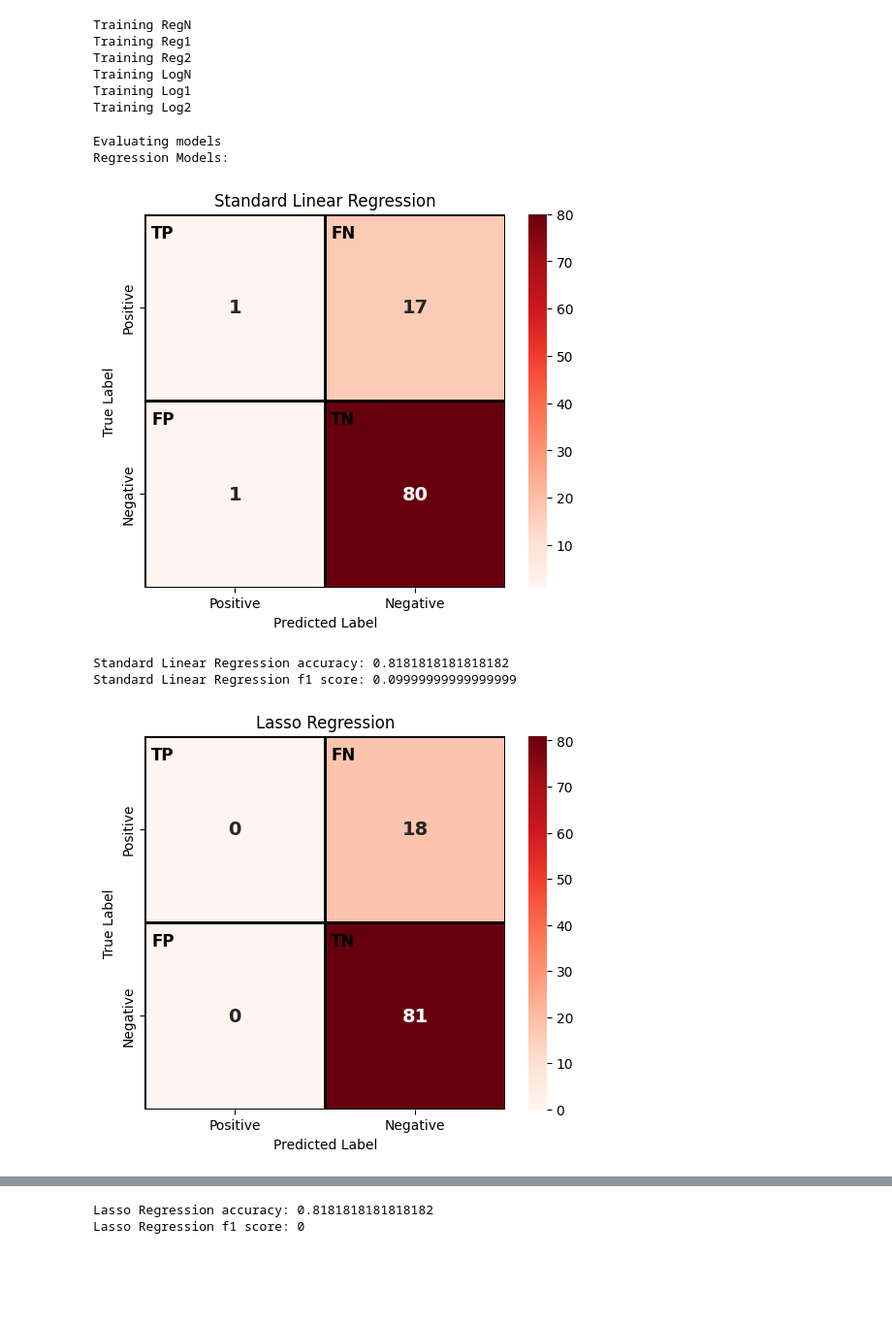
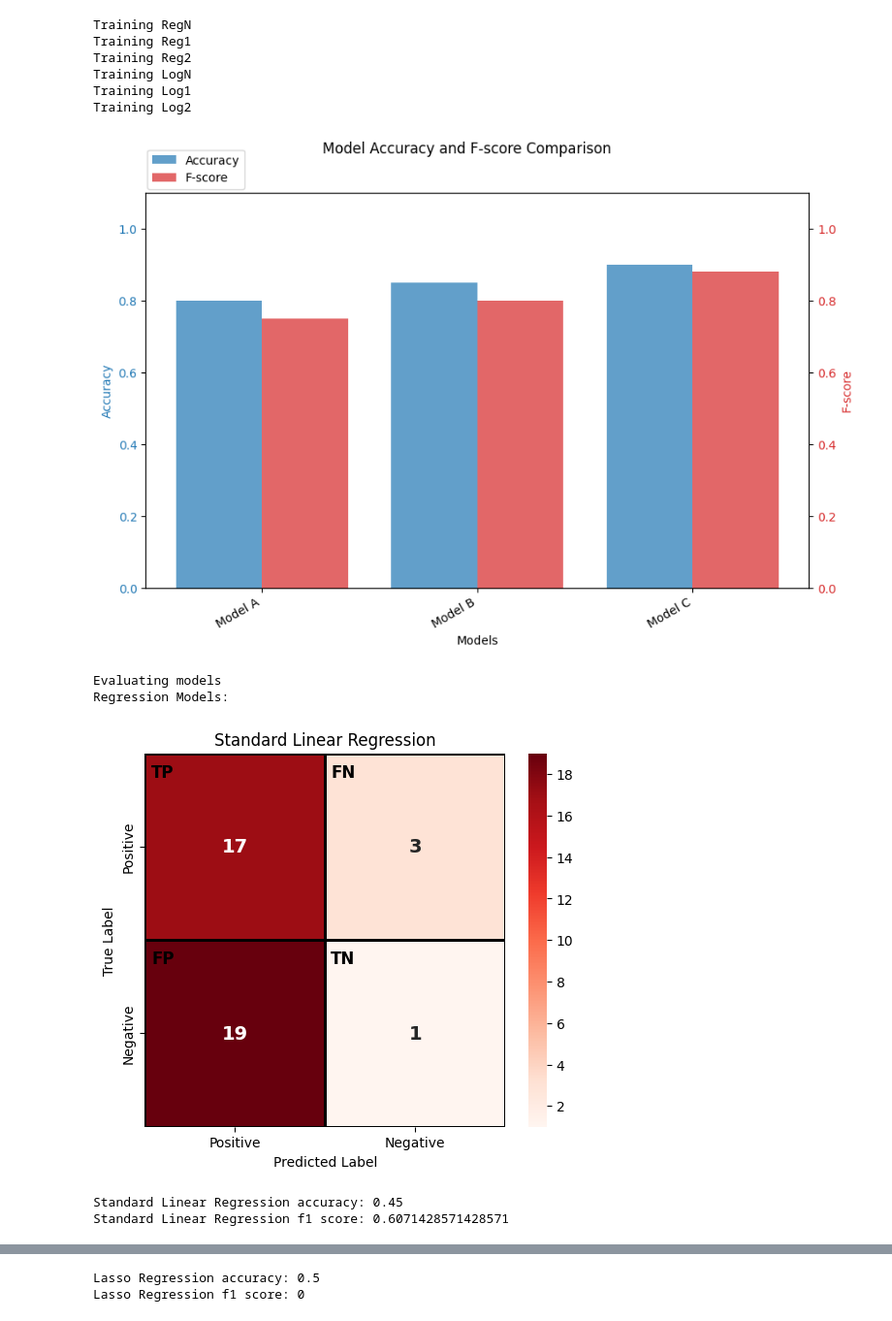
Before and after one commit to Jonelix/StudentPerformance_ML, a Jupyter notebook: student_model_training.ipynb, the cells around one changed output, grey strips where cells are left out. Shown at 97% size. Cells and saved outputs as stored; diff of their text form; code cells hidden in the pictures; blank space fills up the shorter version.

```diff
--- a/student_model_training.ipynb
+++ b/student_model_training.ipynb
@@ -52,4 +26,0 @@ df
-# %%
-from data import remove_outliers_all_columns
-df = remove_outliers_all_columns(df)
-df
@@ -73,13 +76,15 @@ df
+# %%
+failures, no_failures = split_dataframe(df, "failures > 0")
+train_balanced, test_balanced = balanced_train_test_split(failures, no_failures, 0.80)
 # %%
+# Define features and target variable
+X_train = train_balanced.drop(columns=['failures']).values
+y_train_reg = train_balanced['failures']
+y_train_cls = (train_balanced['failures'] > 0).astype(int)
 
-# Define features and target variable
-X_train = train_df.drop(columns=['failures']).values
-y_train_reg = train_df['failures']
-y_train_cls = (train_df['failures'] > 0).astype(int)
-
-X_test = test_df.drop(columns=['failures']).values
-y_test_reg = test_df['failures']
-y_test_cls = (test_df['failures'] > 0).astype(int)
+X_test = test_balanced.drop(columns=['failures']).values
+y_test_reg = test_balanced['failures']
+y_test_cls = (test_balanced['failures'] > 0).astype(int)
 
 regularizer_weight = 0.01  # Regularization strength
 
@@ -138,32 +118,41 @@ Training Log2
 # %%
 from evaluation import plot_confusion_matrix, fscore
 # Testing Section
 print("Evaluating models")
 
 def evaluate_model(model, X_test, y_test, model_name):
     y_pred = model.predict(X_test) > 0
     acc = accuracy_score(y_test, y_pred)
     f1 = fscore(y_test, y_pred)
     plot_confusion_matrix(y_test, y_pred, model_name)
     print(f"{model_name} accuracy: {acc}")
     print(f"{model_name} f1 score: {f1}")
+    return acc, f1
 
 
 # Evaluate regression models
 print("Regression Models:")
-evaluate_model(model1, X_test, (y_test_reg > 0).astype(int), "Standard Linear Regression")
-evaluate_model(model2, X_test, (y_test_reg > 0).astype(int), "Lasso Regression")
-evaluate_model(model3, X_test, (y_test_reg > 0).astype(int), "Ridge Regression")
+acc1, f1 = evaluate_model(model1, X_test, (y_test_reg > 0).astype(int), "Standard Linear Regression")
+acc2, f2 = evaluate_model(model2, X_test, (y_test_reg > 0).astype(int), "Lasso Regression")
+acc3, f3 = evaluate_model(model3, X_test, (y_test_reg > 0).astype(int), "Ridge Regression")
 
 # Evaluate logistic models
 print("Logistic Models:")
-evaluate_model(model4, X_test, y_test_cls, "Standard Logistic Regression")
-evaluate_model(model5, X_test, y_test_cls, "Lasso Logistic Regression")
-evaluate_model(model6, X_test, y_test_cls, "Ridge Logistic Regression")
+acc4, f4 = evaluate_model(model4, X_test, y_test_cls, "Standard Logistic Regression")
+acc5, f5 = evaluate_model(model5, X_test, y_test_cls, "Lasso Logistic Regression")
+acc6, f6 = evaluate_model(model6, X_test, y_test_cls, "Ridge Logistic Regression")
+
+from evaluation import plot_model_acc_and_fscore
+
+accs = [acc1, acc2, acc3, acc4, acc5, acc6]
+fscores = [f1, f2, f3, f4, f5, f6]
+model_names = ["Linear Regression", "Lasso Regression", "Ridge Regression",
+               "Logistic Regression", "Lasso LogRegression", "Ridge LogRegression"]
+plot_model_acc_and_fscore(accs, fscores, model_names)
 # %% [output]
+[figure, new version]
 Evaluating models
 Regression Models:
-[figure, old version]
+[figure, new version]
-Standard Linear Regression accuracy: 0.8181818181818182
-Standard Linear Regression f1 score: 0.09999999999999999
+Standard Linear Regression accuracy: 0.45
+Standard Linear Regression f1 score: 0.6071428571428571
-[figure, old version]
@@ -170,2 +160,2 @@ Standard Linear Regression f1 score: 0.09999999999999999
-Lasso Regression accuracy: 0.8181818181818182
+Lasso Regression accuracy: 0.5
 Lasso Regression f1 score: 0
```
Also changed, not shown: parts of 8 cells of this notebook, 11 other files.
